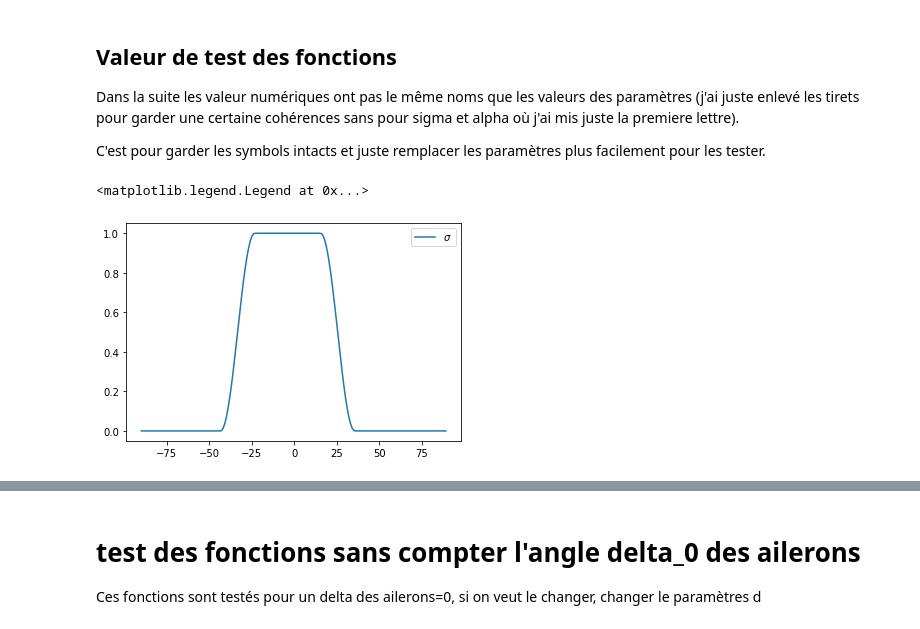
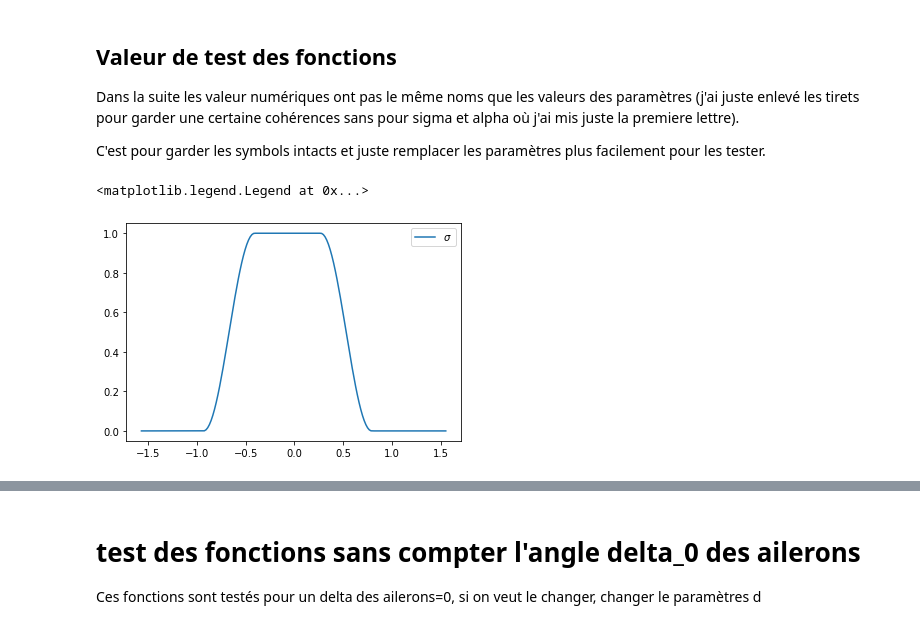
Before and after one commit to altlnt/Avion-Simulation-Identification, a Jupyter notebook: Modelization/coef_aero_equation.ipynb, the cells around one changed output, grey strips where cells are left out. Saved outputs shown, nothing was run; the diff lists cells and outputs as text; code cells hidden in the pictures.

```diff
--- a/Modelization/coef_aero_equation.ipynb
+++ b/Modelization/coef_aero_equation.ipynb
@@ -88,30 +88,30 @@ C'est pour garder les symbols intacts et juste remplacer les paramètres plus fa
 # %%
 CD1fp = 3.5
 CL1fp = CD1fp
 
 CL1sa = 5
 CD1sa = 4.55
 
 
 CD0sa = 0.045
 CD0fp = CD0sa
 
 alpha0 = 0.07
 alphas = 0.3391428111
 a = np.arange(-90,90,1)*np.pi/180                                  # angle d'attaque
 
-deltas = 20.0*np.pi/180                                            # Largeur du stall
+deltas = 30.0*np.pi/180                                            # Largeur du stall
 delta0 = np.arange(-15.0,15.01, 5) * np.pi/180                      # Angle des ailerons des ailes
 
 k1 = 0.5
 k2 = 0.5
 k0 = 0.5
 S = ([])                                                           # sigma
 for i in a :
     S = np.append(S, compute_sigma(i, alpha0, alphas, deltas))     # Calcul de sigma sur toute la plage d'angle
 
-plt.plot(a/np.pi*180 , S, label= r'$\sigma$')
+plt.plot(a , S, label= r'$\sigma$')
 plt.legend()
 # %% [output]
 <matplotlib.legend.Legend at 0x...>
-[figure, old version]
+[figure, new version]
```
Also changed, not shown: parts of 1 cell of this notebook, 8 other files.
